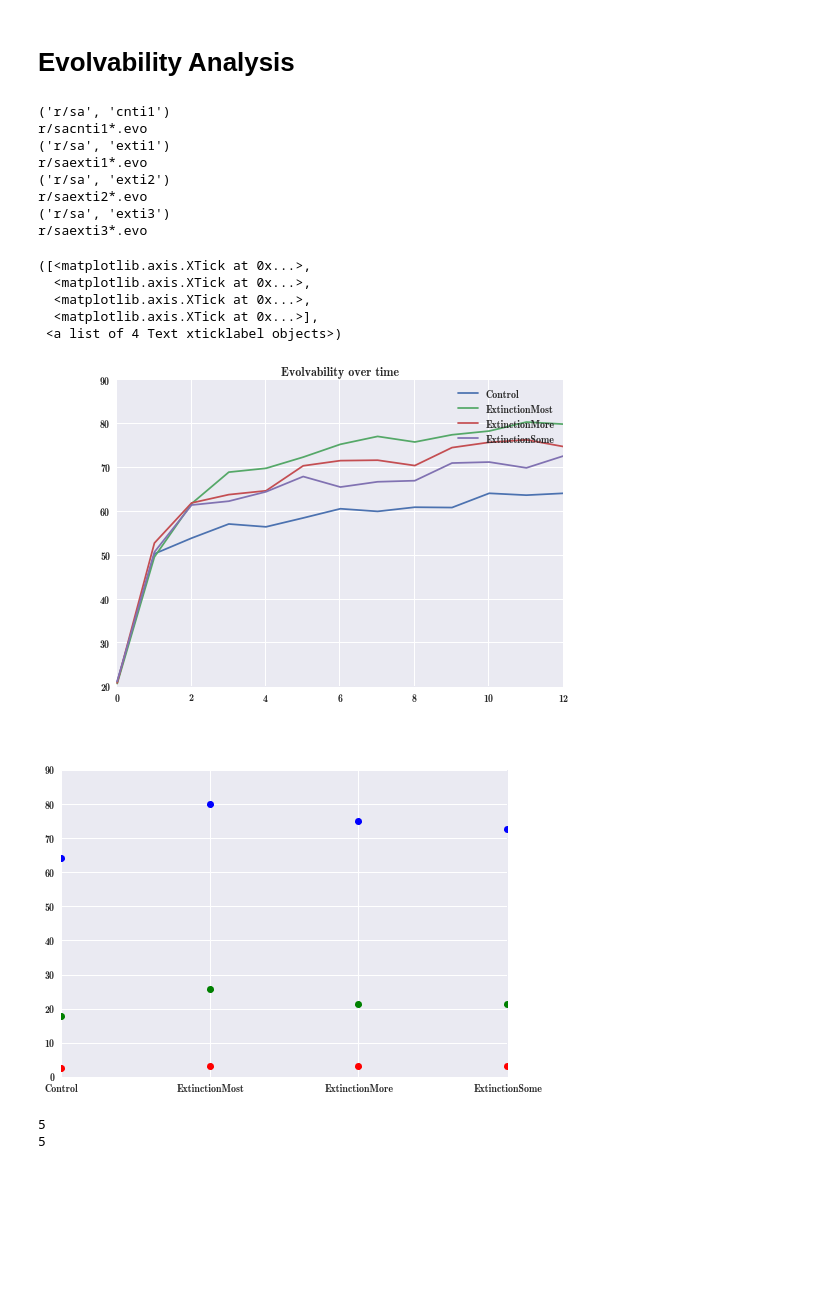
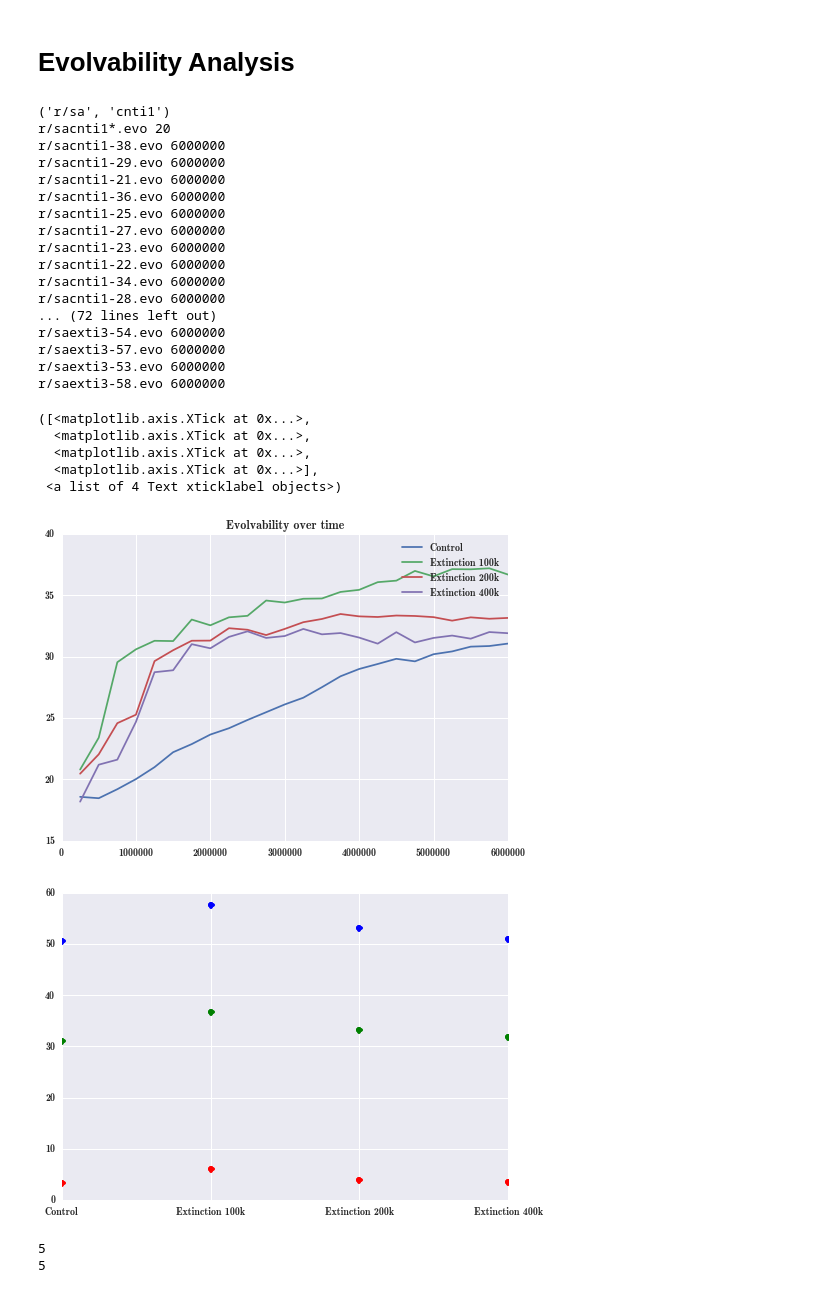
Before and after one commit to jal278/mazerobot-python, a Jupyter notebook: data/Evo Analysis.ipynb, the cells around one changed output. Drawn from its saved outputs; the diff is of its cells as text; code cells hidden in the pictures; blank space fills up the shorter version.

```diff
--- a/data/Evo Analysis.ipynb
+++ b/data/Evo Analysis.ipynb
@@ -19,7 +18,7 @@ import numpy as np
 #treatment_post={"control":" Ctrl","e2":" Extnct"}
 
 treatment_pre={"r/sa":""} #,"r/na":"NA"} #"mut-1t/":"Maze (SA 1t)","nomut-1t/":"Maze (No SA 1t)",,
-treatment_post={"cnti1":"Control","exti1":"ExtinctionMost","exti2":"ExtinctionMore","exti3":"ExtinctionSome"}
+treatment_post={"cnti1":"Control","exti1":"Extinction 100k","exti2":"Extinction 200k","exti3":"Extinction 400k"}
 #treatment_post_d={"cnti1":" Ctrl","exti1":" Ext1","exti2":" Ext2","exti3":" Ext3"}
 treatment_post_d=treatment_post.keys()
 treatment_post_d.sort()
@@ -32,9 +31,10 @@ for a in treatment_pre:
 def compile_treatment(treat):
     #search="%sout-%s*.evo"% treat
     search="%s%s*.evo"% treat
-    print search
+
     files=glob.glob(search)
 
+    print search,len(files)
     max_dict=defaultdict(list)
     maxx_dict=defaultdict(list)
     min_dict=defaultdict(list)
@@ -44,8 +44,9 @@ def compile_treatment(treat):
         fsamps=defaultdict(list)
         data=read_csv(fn,header=None,sep=' ',names=["eval","evo"])
         samples = data["eval"].unique()
-        if(samples[-1]!=3000000):
-             continue
+        print fn,samples[-1]
+        #if(samples[-1]!=3000000):
+        #     continue
         for x in samples:
           evo_samp=data[data["eval"]==x]["evo"]
           #print evo_samp.shape
@@ -54,7 +55,7 @@ def compile_treatment(treat):
           maxx_dict[x].append(max(fsamps[fn]))
           max_dict[x].append(evo_samp.max())
           min_dict[x].append(evo_samp.min())
-          mean_dict[x].append(evo_samp.median())
+          mean_dict[x].append(evo_samp.mean())
 
     dict_store = (max_dict.copy(),min_dict.copy(),mean_dict.copy())
 
@@ -67,8 +68,7 @@ def compile_treatment(treat):
      mean_dict[x]=sum(mean_dict[x])/float(len(mean_dict[x]))
     x=max_dict.keys()
     x.sort()
-
-    samps_arr=np.zeros((len(x),len(samps[0])))
+    samps_arr=np.zeros((len(x),len(samps[x[0]])))
 
     #print [len(samps[x[k]]) for k in range(len(x))]
     for k in range(len(x)):
@@ -86,6 +86,7 @@ final_means=[]
 final_mins=[]
 final_maxs=[]
 
+samp_store={}
 store={}
 
 title("Evolvability over time")
@@ -100,48 +101,58 @@ for treat in treatments:
     #errorbar(x,means,yerr=numpy.vstack([low,high]),label=treat[0]+treat[1])
     samps=samps.transpose()
     final_samps.append(samps[:,-1])
+    samp_store[treat]=final_samps[-1]
     samps_tot.append(samps)
     k+=1
     t=treat
     label=treatment_pre[t[0]]+treatment_post[t[1]]
     #new_ax.set_title(treatment_pre[t[0]]+treatment_post[t[1]])
     #sns.boxplot(samps,ax=new_ax)
     #plot(means,label=label)
     #plot(low,label=label)
-    plot(high,label=label)
+    plot(x,means,label=label)
     #legend()
 
     final_means.append(means[-1])
     final_mins.append(low[-1])
     final_maxs.append(high[-1])
 legend()
 plt.figure()
 
 
 
 #sns.boxplot(final_samps,names=[treatment_pre[t[0]]+treatment_post[t[1]] for t in treatments])
 
 x=range(len(treatments))
 plot(x,final_means,"go",label="median")
 plot(x,final_mins,"ro",label="min")
 plot(x,final_maxs,"bo",label="max")
 xticks(range(len(treatments)),[treatment_pre[t[0]]+treatment_post[t[1]] for t in treatments])
 # %% [output]
 ('r/sa', 'cnti1')
-r/sacnti1*.evo
-('r/sa', 'exti1')
-r/saexti1*.evo
-('r/sa', 'exti2')
-r/saexti2*.evo
-('r/sa', 'exti3')
-r/saexti3*.evo
+r/sacnti1*.evo 20
+r/sacnti1-38.evo 6000000
+r/sacnti1-29.evo 6000000
+r/sacnti1-21.evo 6000000
+r/sacnti1-36.evo 6000000
+r/sacnti1-25.evo 6000000
+r/sacnti1-27.evo 6000000
+r/sacnti1-23.evo 6000000
+r/sacnti1-22.evo 6000000
+r/sacnti1-34.evo 6000000
+r/sacnti1-28.evo 6000000
+... (72 lines left out)
+r/saexti3-54.evo 6000000
+r/saexti3-57.evo 6000000
+r/saexti3-53.evo 6000000
+r/saexti3-58.evo 6000000
 ([<matplotlib.axis.XTick at 0x...>,
   <matplotlib.axis.XTick at 0x...>,
   <matplotlib.axis.XTick at 0x...>,
   <matplotlib.axis.XTick at 0x...>],
  <a list of 4 Text xticklabel objects>)
-[figure, old version]
+[figure, new version]
-[figure, old version]
+[figure, new version]
 # %%
 max_data=[numpy.array(compiled_results[0][0])]+[numpy.array(z[2]) for z in compiled_results]
 print len(max_data)
```
Also changed, not shown: parts of 8 cells of this notebook, 1 other file.
